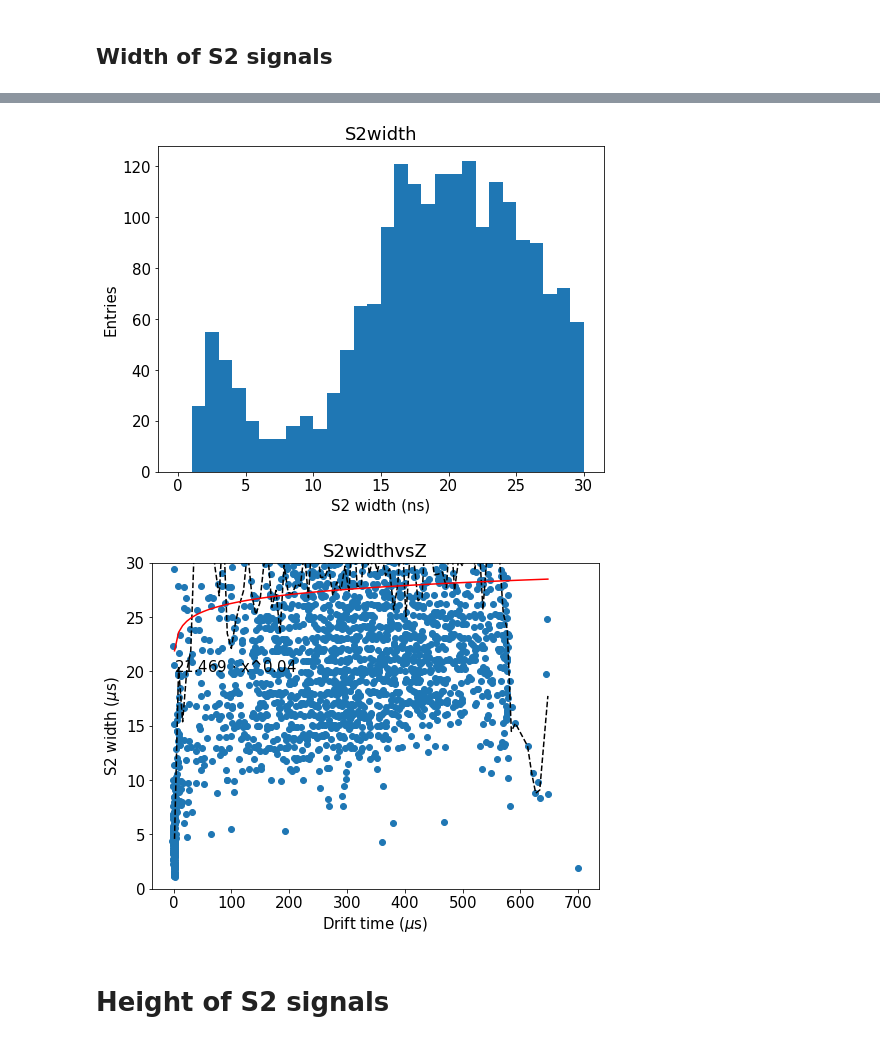
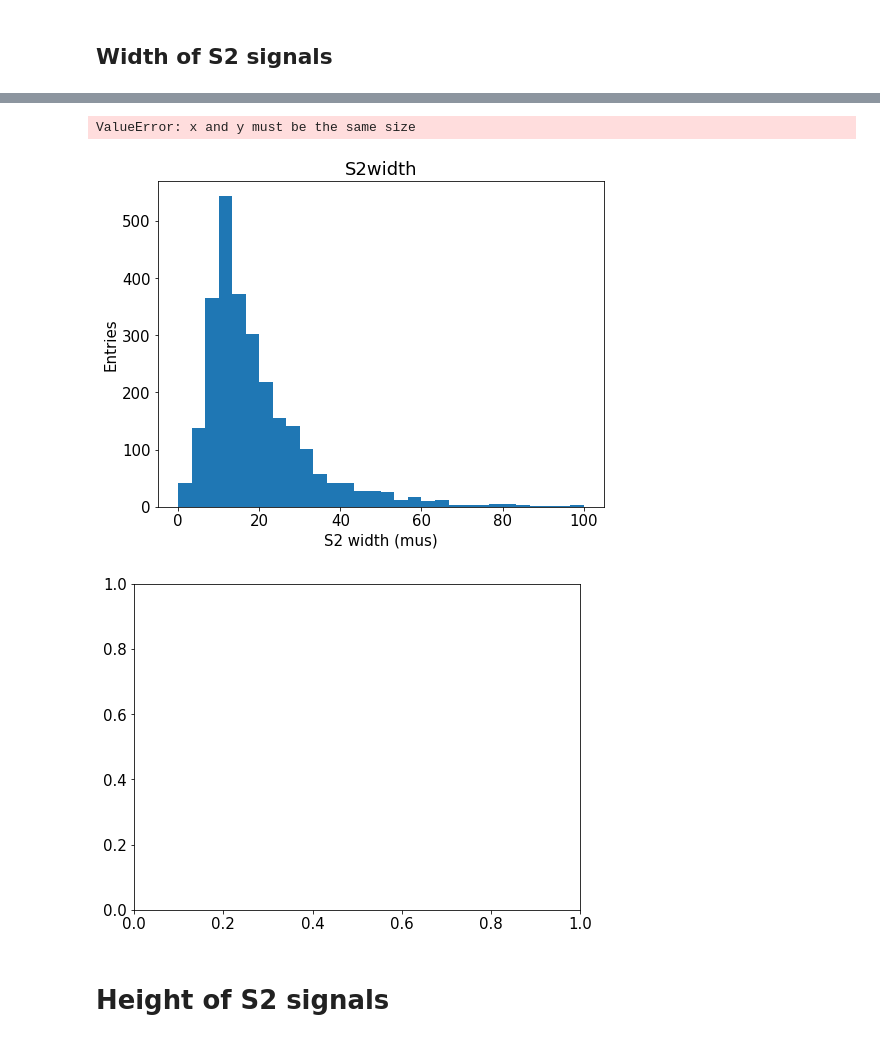
Before and after one commit to bpalmeiro/ICARO, a Jupyter notebook: invisible_cities/NaAna/Na22_MC.ipynb, the cells around one changed output, grey strips where cells are left out. Cells and saved outputs as stored; diff of their text form; code cells hidden in the pictures.

Commit message:
Doing plots

```diff
--- a/invisible_cities/NaAna/Na22_MC.ipynb
+++ b/invisible_cities/NaAna/Na22_MC.ipynb
@@ -398,0 +391,14 @@ save("S1heightvsZ")
+# %%
+
+s1h = flat(data.S1h)
+s1w = flat(data.S1w)
+print(len(s1h),len(s1w))
+hist2d(s1h, s1w,[10,10],[[0,100],[0,600]])
+#x, y, _ = fitf.profileX(s1h, s1w, 100)
+#plt.plot(x, y, profOpt)
+#f = fitf.fit(fitf.polynom, x, y, (1., 1e-2, 1e-4))
+#plt.plot(x, f.fn(x), fitOpt)
+#plt.text(0, 100, "{:.3g} + {:.3g} x + {:.3g} x^2".format(*f.values))
+labels("S1 height (pes)", "S1 width (ns)")
+#plt.ylim(0, 1000)
+save("S1withvsS1Height")
@@ -455,24 +465,25 @@ save("S2time_ok")
 # %%
 s2w = flat(data.S2w)
 
 ################################
-hist(s2w, 30, range=(0, 30))
-labels("S2 width (ns)", "Entries")
+hist(s2w, 30, range=(0, 100))
+labels("S2 width (mus)", "Entries")
 save("S2width")
 
 ################################
 scatter(data.Z, s2w)
 x, y, _ = fitf.profileX(data.Z, s2w, 100)
 plt.plot(x, y, profOpt)
 f = fitf.fit(fitf.power, x, y, (1., 0.8))
 plt.plot(x, f.fn(x), fitOpt)
 plt.text(0, 20, "{:.3f} $\cdot$ x^{:.2f}".format(*f.values))
 labels("Drift time ($\mu$s)", "S2 width ($\mu$s)")
 plt.ylim(0, 30)
 save("S2widthvsZ")
 # %% [output]
+ValueError: x and y must be the same size
-[figure, old version]
+[figure, new version]
-[figure, old version]
+[figure, new version]
 # %% [markdown]
 # Height of S2 signals
 # %%
```
Also changed, not shown: parts of 16 cells of this notebook, 6 other files.
